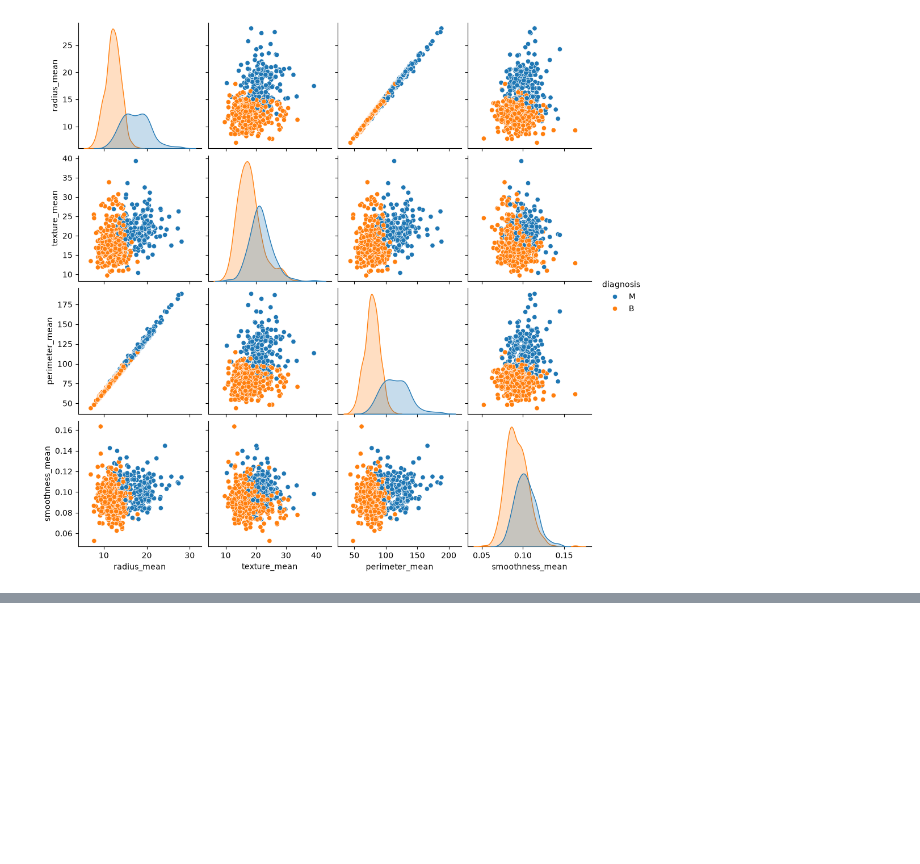
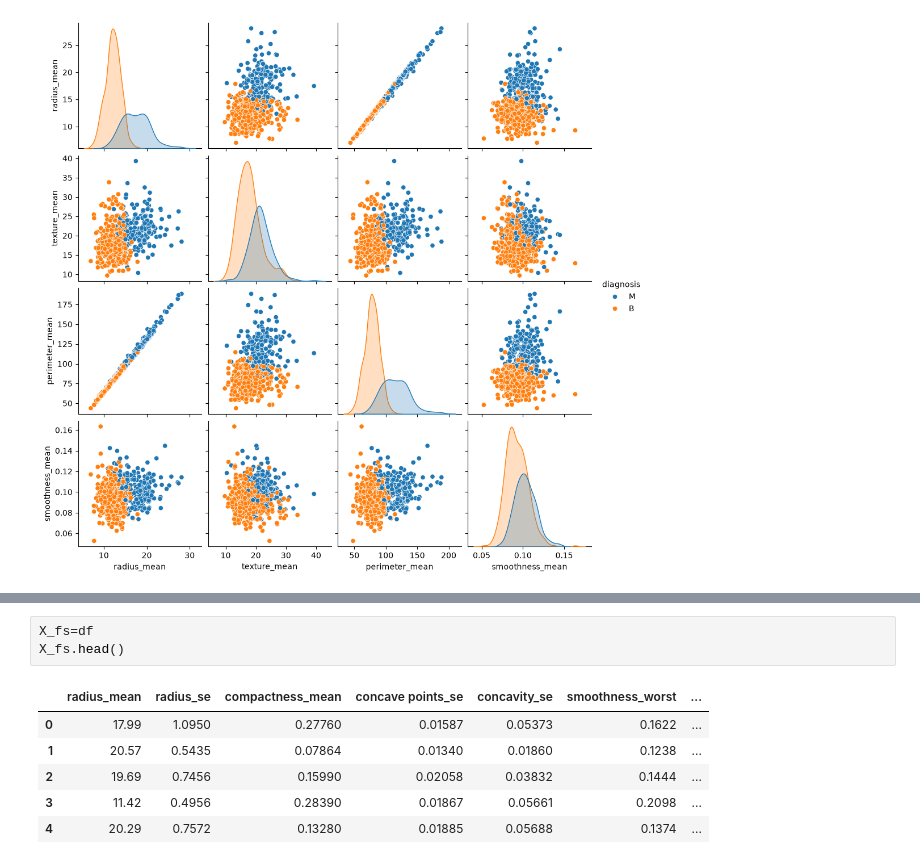
Before and after one commit to Vibe-Coder255/BreastCancerPred, a Jupyter notebook: BreastCancer.ipynb, the cells around one changed output, grey strips where cells are left out. Drawn from its saved outputs; the diff is of its cells as text; blank space fills up the shorter version.

```diff
--- a/BreastCancer.ipynb
+++ b/BreastCancer.ipynb
@@ -99,0 +208,10 @@ sns.pairplot(df[['radius_mean', 'texture_mean', 'perimeter_mean', 'smoothness_me
+# %%
+X_fs=df
+X_fs.head()
+# %% [output]
+|  | radius_mean | radius_se | compactness_mean | concave points_se | concavity_se | smoothness_worst | ... |
+| 0 | 17.99 | 1.0950 | 0.27760 | 0.01587 | 0.05373 | 0.1622 | ... |
+| 1 | 20.57 | 0.5435 | 0.07864 | 0.01340 | 0.01860 | 0.1238 | ... |
+| 2 | 19.69 | 0.7456 | 0.15990 | 0.02058 | 0.03832 | 0.1444 | ... |
+| 3 | 11.42 | 0.4956 | 0.28390 | 0.01867 | 0.05661 | 0.2098 | ... |
+| 4 | 20.29 | 0.7572 | 0.13280 | 0.01885 | 0.05688 | 0.1374 | ... |
```
Also changed, not shown: parts of 22 cells of this notebook.
